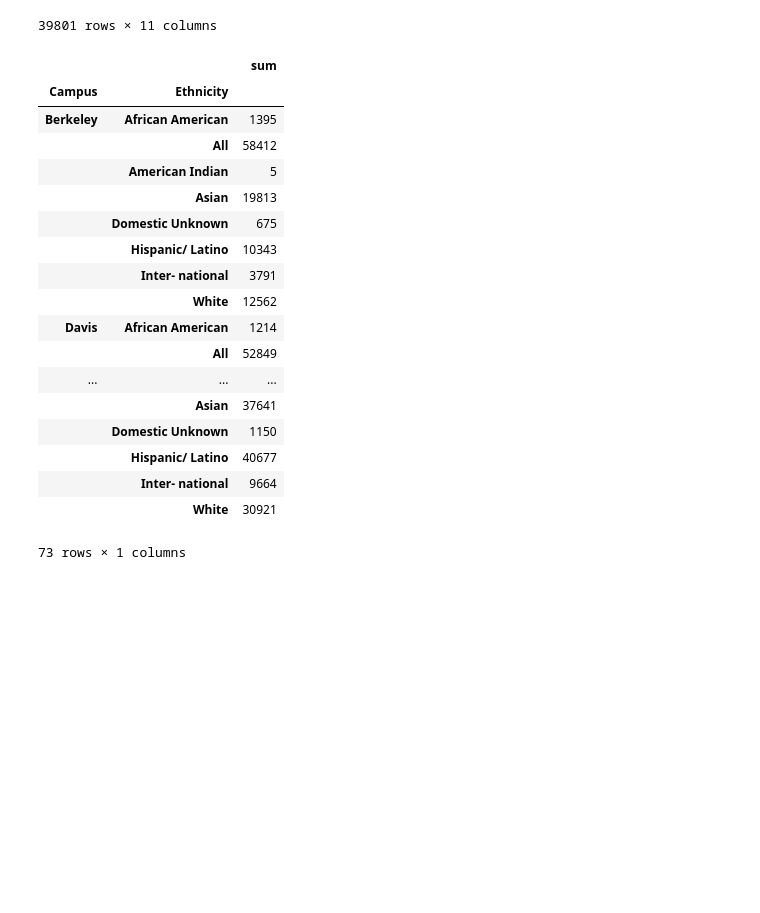
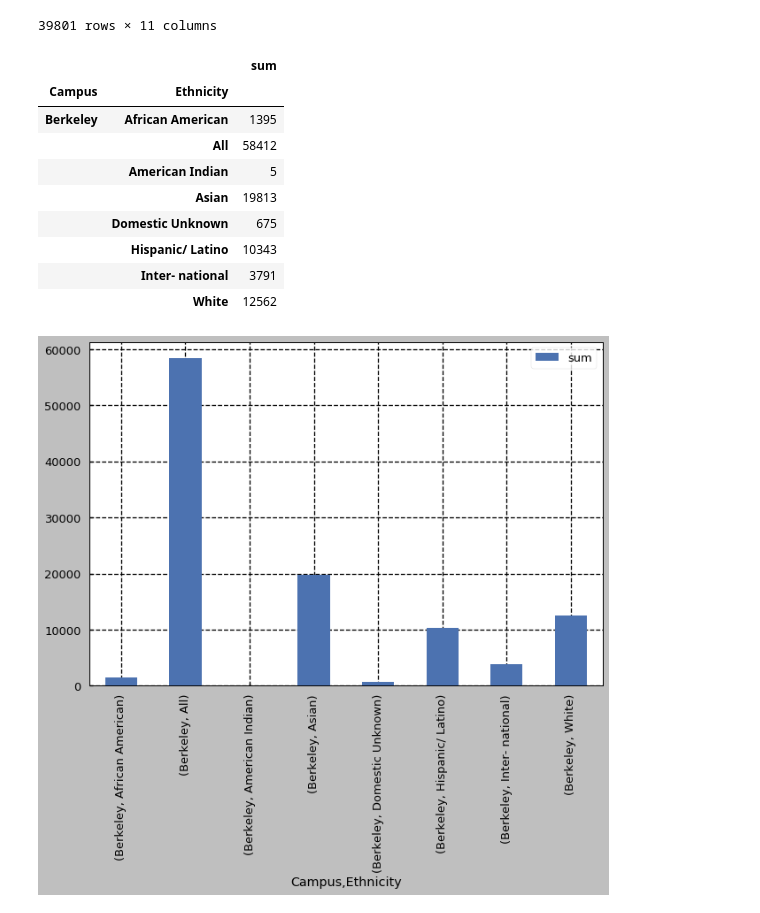
Before and after one commit to ChudiNnorukam/calAdmissions, a Jupyter notebook: notebooks/calAdmissions - Chudi-updated.ipynb, the cells around one changed output. Cells and saved outputs as stored; diff of their text form; code cells hidden in the pictures; blank space fills up the shorter version.

```diff
--- a/notebooks/calAdmissions - Chudi-updated.ipynb
+++ b/notebooks/calAdmissions - Chudi-updated.ipynb
@@ -100,27 +103,24 @@ fresh_2017
 | 587499 | ZURICH INTERNATIONAL SCHOOL796330 | Los Angeles | NaN | SWITZERLAND | 2017 | ZURICH INTERNATIONAL SCHOOL | Foreign Institution | All | ... |
 39801 rows × 11 columns
 # %%
-#number of freshmen that applied to each campus based on ethnicity in Fall 2017
-fresh_applied_by_campus = fresh_2017.groupby(['Campus','Ethnicity']).applied.agg(['sum'])
+#number of freshmen that applied to UC Berkeley based on ethnicity in Fall 2017
+fresh_applied_by_campus = fresh_2017.groupby(['Campus','Ethnicity']).applied.agg(['sum']).head(8)
 fresh_applied_by_campus #.drop(index='All', level=1)
 # %% [output]
 |  |  | sum |
 | Campus | Ethnicity |  |
 | Berkeley | African American | 1395 |
 |  | All | 58412 |
 |  | American Indian | 5 |
 |  | Asian | 19813 |
 |  | Domestic Unknown | 675 |
 |  | Hispanic/ Latino | 10343 |
 |  | Inter- national | 3791 |
 |  | White | 12562 |
-| Davis | African American | 1214 |
-|  | All | 52849 |
-| ... | ... | ... |
-|  | Asian | 37641 |
-|  | Domestic Unknown | 1150 |
-|  | Hispanic/ Latino | 40677 |
-|  | Inter- national | 9664 |
-|  | White | 30921 |
-73 rows × 1 columns
+# %%
+#bar graph on number of freshmen that applied to UC Berkeley based on ethnicity in Fall 2017
+fresh_applied_by_campus.plot.bar()
+matplotlib.style.use('seaborn-deep')
+# %% [output]
+[figure, added]
 # %%
```
Also changed, not shown: parts of 7 cells of this notebook.
